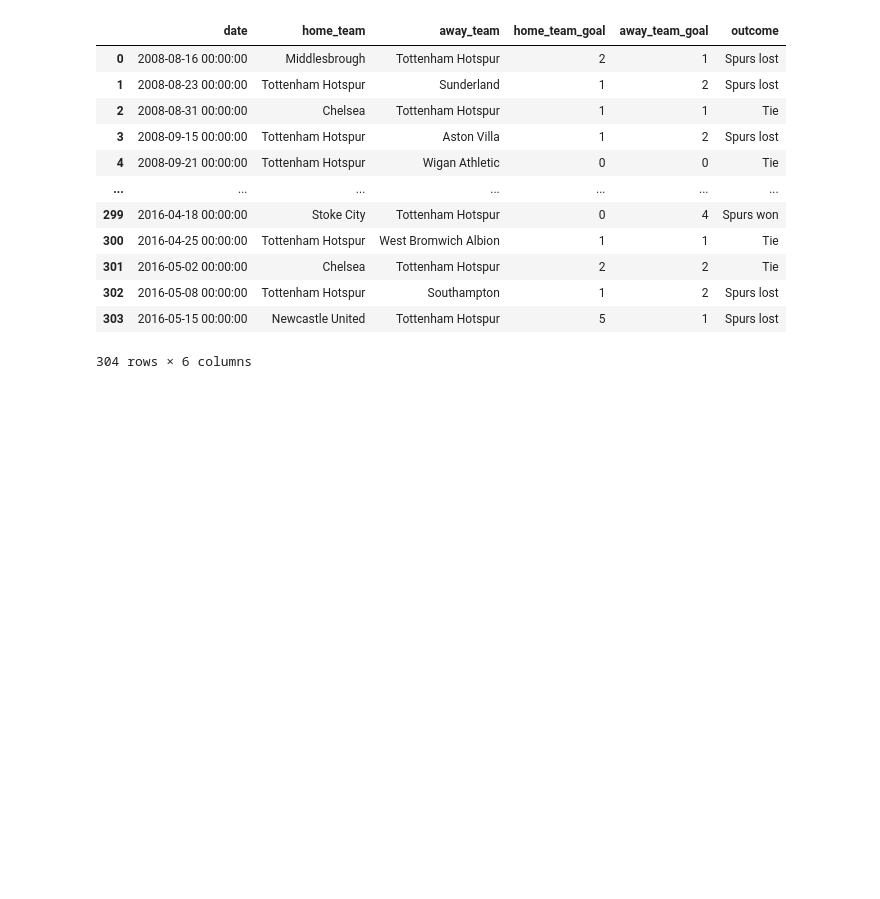
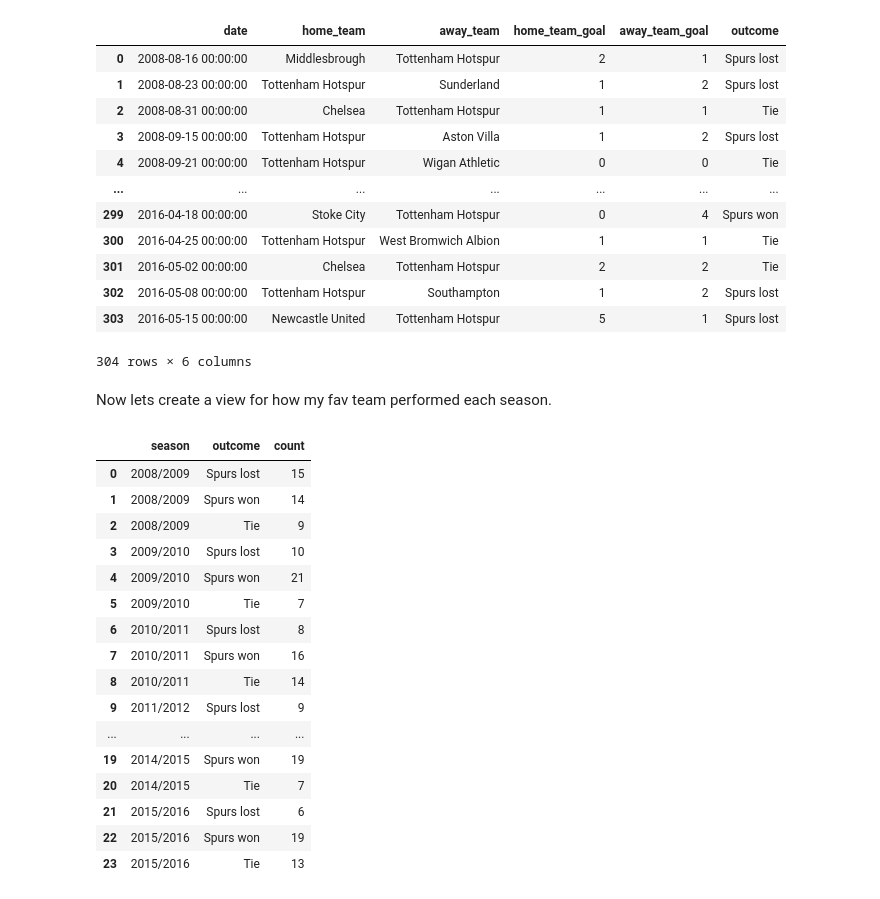
Before and after one commit to ram-polisetti/DataScience, a Jupyter notebook: sql-data-analysis-european-soccer-league.ipynb, the cells around one changed output. Cells and saved outputs as stored; diff of their text form; code cells hidden in the pictures; blank space fills up the shorter version.

```diff
--- a/sql-data-analysis-european-soccer-league.ipynb
+++ b/sql-data-analysis-european-soccer-league.ipynb
@@ -226,3 +226,39 @@ tot
 | 302 | 2016-05-08 00:00:00 | Tottenham Hotspur | Southampton | 1 | 2 | Spurs lost |
 | 303 | 2016-05-15 00:00:00 | Newcastle United | Tottenham Hotspur | 5 | 1 | Spurs lost |
 304 rows × 6 columns
+# %% [markdown]
+Now lets create a view for how my fav team performed each season.
+# %%
+totout = pd.read_sql("""
+SELECT
+m.season,
+CASE WHEN m.home_team_api_id = 8586 and m.home_team_goal > m.away_team_goal THEN 'Spurs won'
+WHEN m.home_team_api_id = 8586 and  m.home_team_goal < m.away_team_goal THEN 'Spurs lost'
+WHEN m.away_team_api_id = 8586 and m.home_team_goal < m.away_team_goal THEN 'Spurs won'
+WHEN m.away_team_api_id = 8586 and m.home_team_goal > m.away_team_goal THEN 'Spurs lost'
+ELSE 'Tie' END AS outcome,
+count (m.date) AS count
+FROM match m
+LEFT JOIN Team AS HT on HT.team_api_id = m.home_team_api_id
+LEFT JOIN Team AS AT on AT.team_api_id = m.away_team_api_id
+WHERE m.home_team_api_id = 8586 or m.away_team_api_id = 8586
+GROUP BY m.season,outcome;""", conn)
+totout
+# %% [output]
+|  | season | outcome | count |
+| 0 | 2008/2009 | Spurs lost | 15 |
+| 1 | 2008/2009 | Spurs won | 14 |
+| 2 | 2008/2009 | Tie | 9 |
+| 3 | 2009/2010 | Spurs lost | 10 |
+| 4 | 2009/2010 | Spurs won | 21 |
+| 5 | 2009/2010 | Tie | 7 |
+| 6 | 2010/2011 | Spurs lost | 8 |
+| 7 | 2010/2011 | Spurs won | 16 |
+| 8 | 2010/2011 | Tie | 14 |
+| 9 | 2011/2012 | Spurs lost | 9 |
+| ... | ... | ... | ... |
+| 19 | 2014/2015 | Spurs won | 19 |
+| 20 | 2014/2015 | Tie | 7 |
+| 21 | 2015/2016 | Spurs lost | 6 |
+| 22 | 2015/2016 | Spurs won | 19 |
+| 23 | 2015/2016 | Tie | 13 |
```
Also changed, not shown: parts of 4 cells of this notebook.
